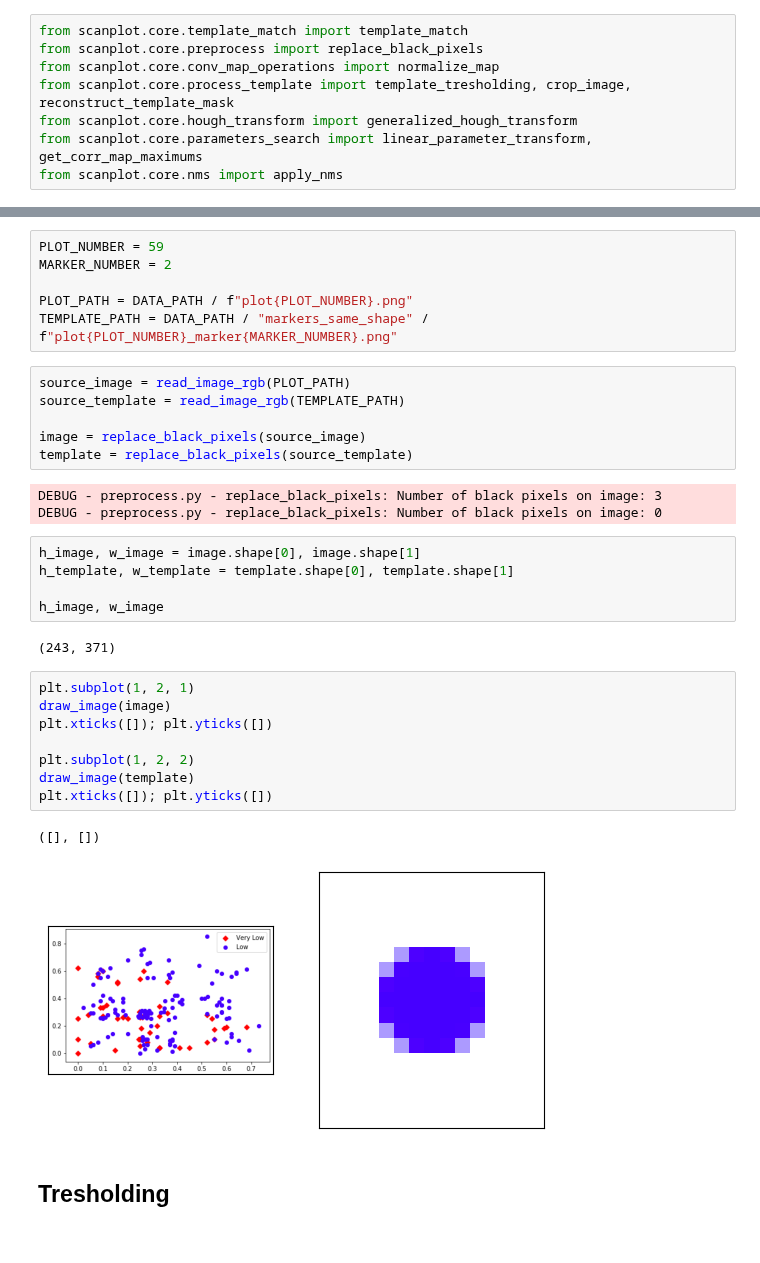
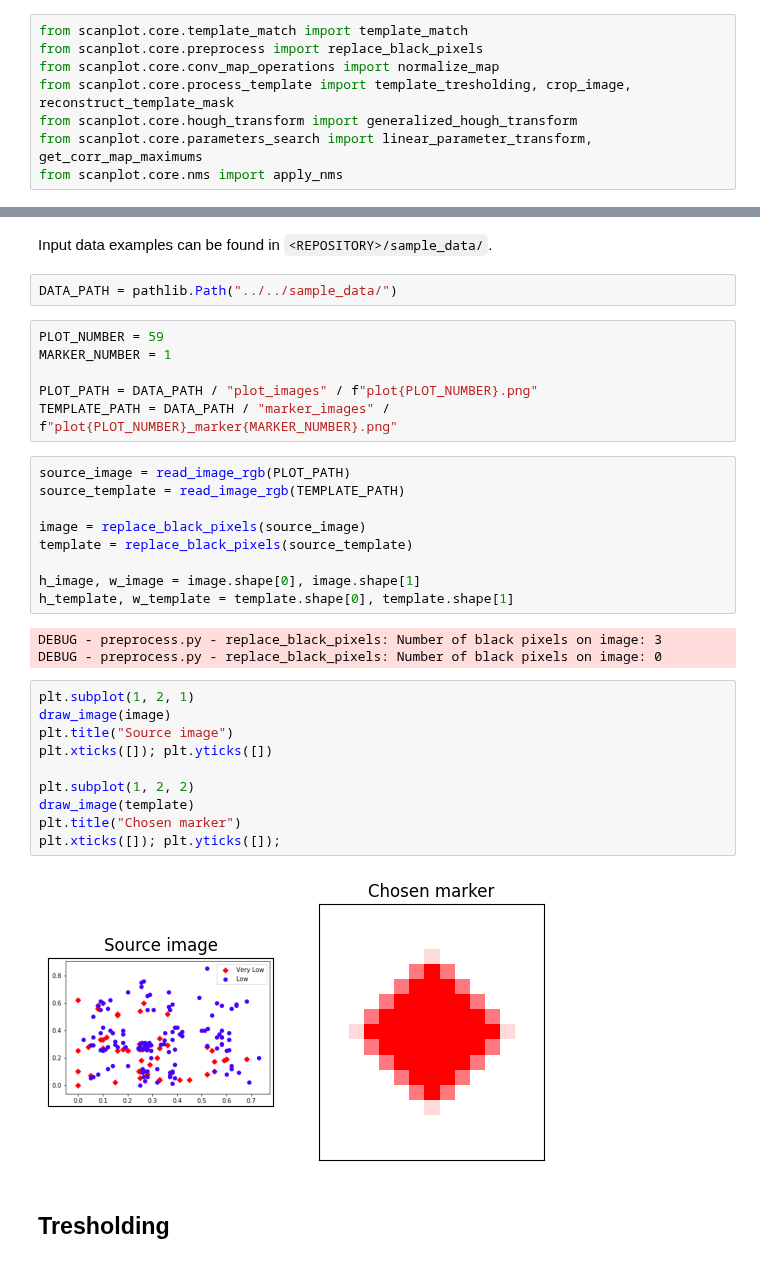
Before and after one commit to adusachev/scanplot, a Jupyter notebook: src/scanplot/main.ipynb, the cells around one changed output, grey strips where cells are left out. Cells and saved outputs as stored; diff of their text form.

```diff
--- a/src/scanplot/main.ipynb
+++ b/src/scanplot/main.ipynb
@@ -46,36 +37,37 @@ from scanplot.core.nms import apply_nms
+# %% [markdown]
+Input data examples can be found in `<REPOSITORY>/sample_data/`.
+# %%
+DATA_PATH = pathlib.Path("../../sample_data/")
 # %%
 PLOT_NUMBER = 59
-MARKER_NUMBER = 2
+MARKER_NUMBER = 1
 
-PLOT_PATH = DATA_PATH / f"plot{PLOT_NUMBER}.png"
-TEMPLATE_PATH = DATA_PATH / "markers_same_shape" / f"plot{PLOT_NUMBER}_marker{MARKER_NUMBER}.png"
+PLOT_PATH = DATA_PATH / "plot_images" / f"plot{PLOT_NUMBER}.png"
+TEMPLATE_PATH = DATA_PATH / "marker_images" / f"plot{PLOT_NUMBER}_marker{MARKER_NUMBER}.png"
 # %%
 source_image = read_image_rgb(PLOT_PATH)
 source_template = read_image_rgb(TEMPLATE_PATH)
 
 image = replace_black_pixels(source_image)
 template = replace_black_pixels(source_template)
+
+h_image, w_image = image.shape[0], image.shape[1]
+h_template, w_template = template.shape[0], template.shape[1]
 # %% [output]
 DEBUG - preprocess.py - replace_black_pixels: Number of black pixels on image: 3
 DEBUG - preprocess.py - replace_black_pixels: Number of black pixels on image: 0
-# %%
-h_image, w_image = image.shape[0], image.shape[1]
-h_template, w_template = template.shape[0], template.shape[1]
-
-h_image, w_image
-# %% [output]
-(243, 371)
 # %%
 plt.subplot(1, 2, 1)
 draw_image(image)
+plt.title("Source image")
 plt.xticks([]); plt.yticks([])
 
 plt.subplot(1, 2, 2)
 draw_image(template)
-plt.xticks([]); plt.yticks([])
+plt.title("Chosen marker")
+plt.xticks([]); plt.yticks([]);
 # %% [output]
-([], [])
-[figure, old version]
+[figure, new version]
 # %% [markdown]
 ## Tresholding
 # %%
```
Also changed, not shown: parts of 19 cells of this notebook.
